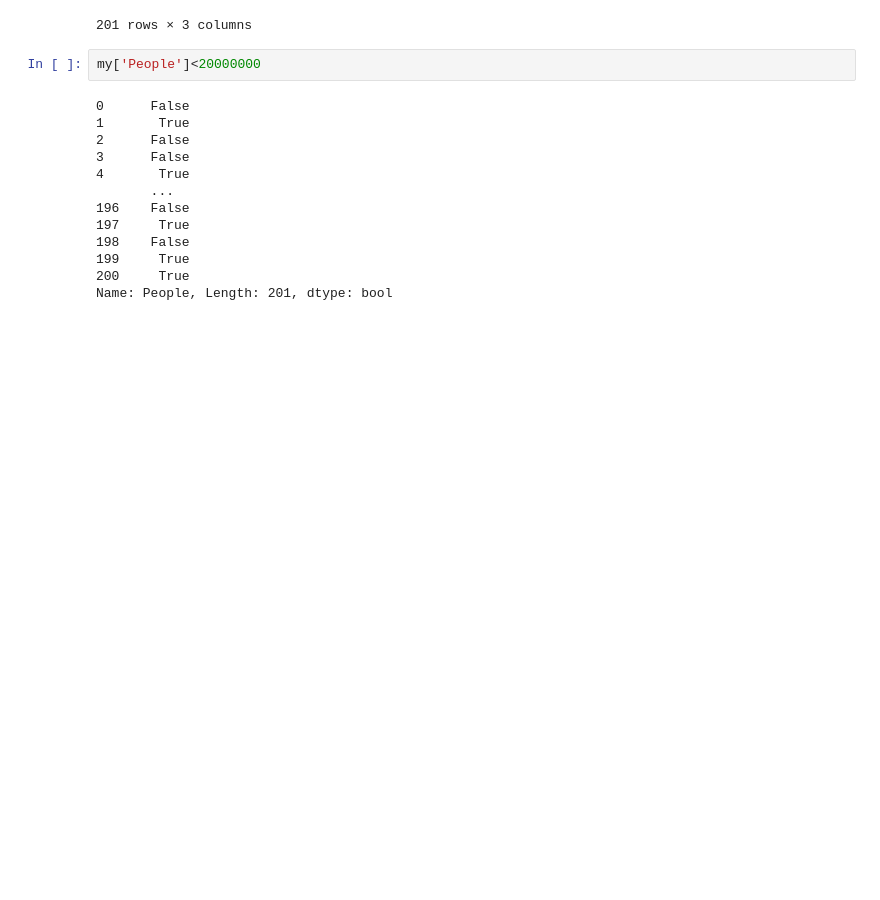
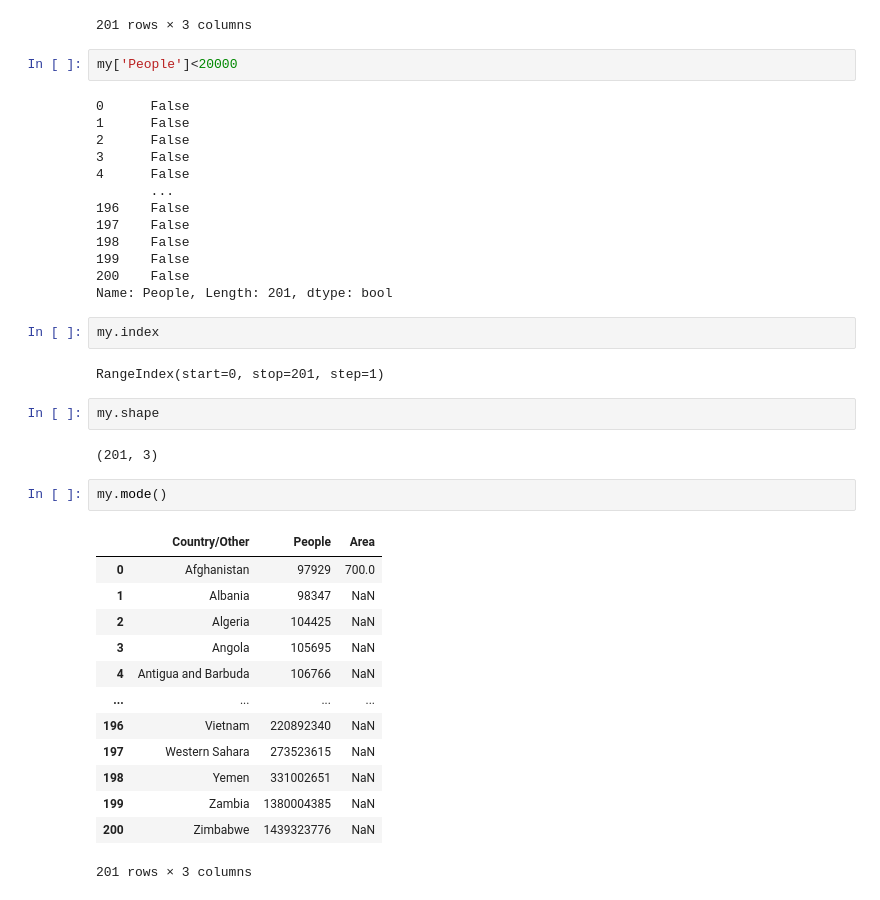
Before and after one commit to DenisPGH/Data-processing-exercises, a Jupyter notebook: Data/Countries.ipynb, the cells around one changed output. Drawn from its saved outputs; the diff is of its cells as text; blank space fills up the shorter version.

```diff
--- a/Data/Countries.ipynb
+++ b/Data/Countries.ipynb
@@ -206,17 +206,41 @@ my
 | 200 | Zimbabwe | 14862924 | 386850 |
 201 rows × 3 columns
 # %%
-my['People']<20000000
+my['People']<20000
 # %% [output]
 0      False
-1       True
+1      False
 2      False
 3      False
-4       True
+4      False
        ...
 196    False
-197     True
+197    False
 198    False
-199     True
-200     True
+199    False
+200    False
 Name: People, Length: 201, dtype: bool
+# %%
+my.index
+# %% [output]
+RangeIndex(start=0, stop=201, step=1)
+# %%
+my.shape
+# %% [output]
+(201, 3)
+# %%
+my.mode()
+# %% [output]
+|  | Country/Other | People | Area |
+| 0 | Afghanistan | 97929 | 700.0 |
+| 1 | Albania | 98347 | NaN |
+| 2 | Algeria | 104425 | NaN |
+| 3 | Angola | 105695 | NaN |
+| 4 | Antigua and Barbuda | 106766 | NaN |
+| ... | ... | ... | ... |
+| 196 | Vietnam | 220892340 | NaN |
+| 197 | Western Sahara | 273523615 | NaN |
+| 198 | Yemen | 331002651 | NaN |
+| 199 | Zambia | 1380004385 | NaN |
+| 200 | Zimbabwe | 1439323776 | NaN |
+201 rows × 3 columns
```
Also changed, not shown: parts of 5 cells of this notebook, 7 other files.
